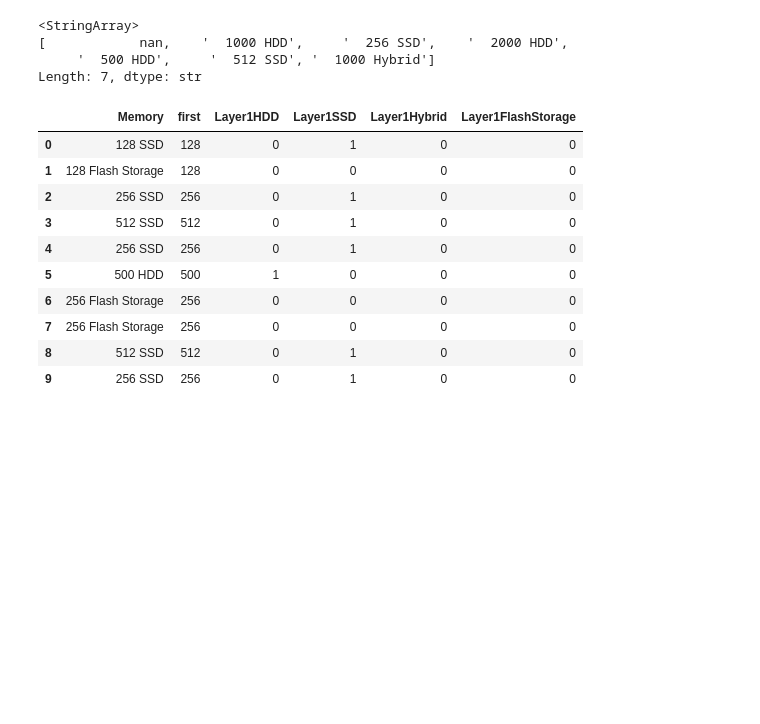
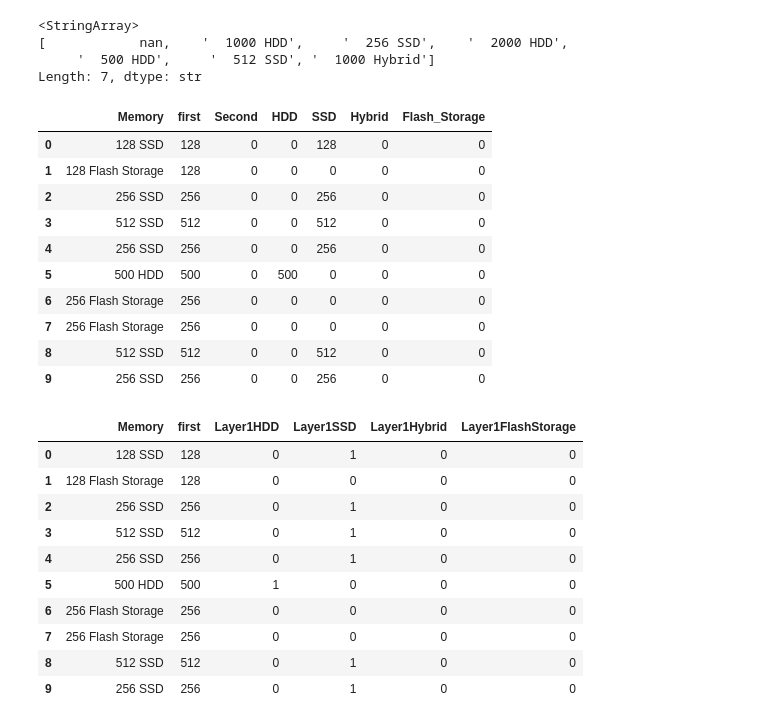
Before and after one commit to KabiraKabira7/laptop-price-predictor-ml-project, a Jupyter notebook: laptop_price_predictor.ipynb, the cells around one changed output. Drawn from its saved outputs; the diff is of its cells as text; code cells hidden in the pictures; blank space fills up the shorter version.

```diff
--- a/laptop_price_predictor.ipynb
+++ b/laptop_price_predictor.ipynb
@@ -710,6 +710,8 @@ df.head()
 | 2 | HP | Notebook | 8 | 256 SSD | Intel HD Graphics 620 | No OS | 1.86 | 30636.0000 | 0 | 141.211998 | ... |
 | 3 | Apple | Ultrabook | 16 | 512 SSD | AMD Radeon Pro 455 | macOS | 1.83 | 135195.3360 | 0 | 220.534624 | ... |
 | 4 | Apple | Ultrabook | 8 | 256 SSD | Intel Iris Plus Graphics 650 | macOS | 1.37 | 96095.8080 | 0 | 226.983005 | ... |
+# %%
+df['Second'] = df['Second'].fillna('0')
 # %%
 df['Second'].unique()
 # %% [output]
@@ -720,3 +732,43 @@ Length: 7, dtype: str
+# %%
+df['Second'] = df['Second'].str.replace(r'\D', '', regex=True)
+# %%
+df['first'] = df['first'].astype(int)
+df['Second'] = df['Second'].astype(int)
+# %%
+df["HDD"] = (
+    df["first"] * df["Layer1HDD"] +
+    df["Second"] * df["Layer2HDD"]
+)
+
+df["SSD"] = (
+    df["first"] * df["Layer1SSD"] +
+    df["Second"] * df["Layer2SSD"]
+)
+
+df["Hybrid"] = (
+    df["first"] * df["Layer1Hybrid"] +
+    df["Second"] * df["Layer2Hybrid"]
+)
+
+df["Flash_Storage"] = (
+    df["first"] * df["Layer1FlashStorage"] +
+    df["Second"] * df["Layer2FlashStorage"]
+)
+# %%
+df[['Memory', 'first', 'Second',
+    'HDD', 'SSD', 'Hybrid', 'Flash_Storage']].head(10)
+# %% [output]
+|  | Memory | first | Second | HDD | SSD | Hybrid | Flash_Storage |
+| 0 | 128 SSD | 128 | 0 | 0 | 128 | 0 | 0 |
+| 1 | 128 Flash Storage | 128 | 0 | 0 | 0 | 0 | 0 |
+| 2 | 256 SSD | 256 | 0 | 0 | 256 | 0 | 0 |
+| 3 | 512 SSD | 512 | 0 | 0 | 512 | 0 | 0 |
+| 4 | 256 SSD | 256 | 0 | 0 | 256 | 0 | 0 |
+| 5 | 500 HDD | 500 | 0 | 500 | 0 | 0 | 0 |
+| 6 | 256 Flash Storage | 256 | 0 | 0 | 0 | 0 | 0 |
+| 7 | 256 Flash Storage | 256 | 0 | 0 | 0 | 0 | 0 |
+| 8 | 512 SSD | 512 | 0 | 0 | 512 | 0 | 0 |
+| 9 | 256 SSD | 256 | 0 | 0 | 256 | 0 | 0 |
 # %%
 df[['Memory', 'first', 'Layer1HDD', 'Layer1SSD', 'Layer1Hybrid', 'Layer1FlashStorage']].head(10)
 # %% [output]
```
Also changed, not shown: parts of 3 cells of this notebook.
